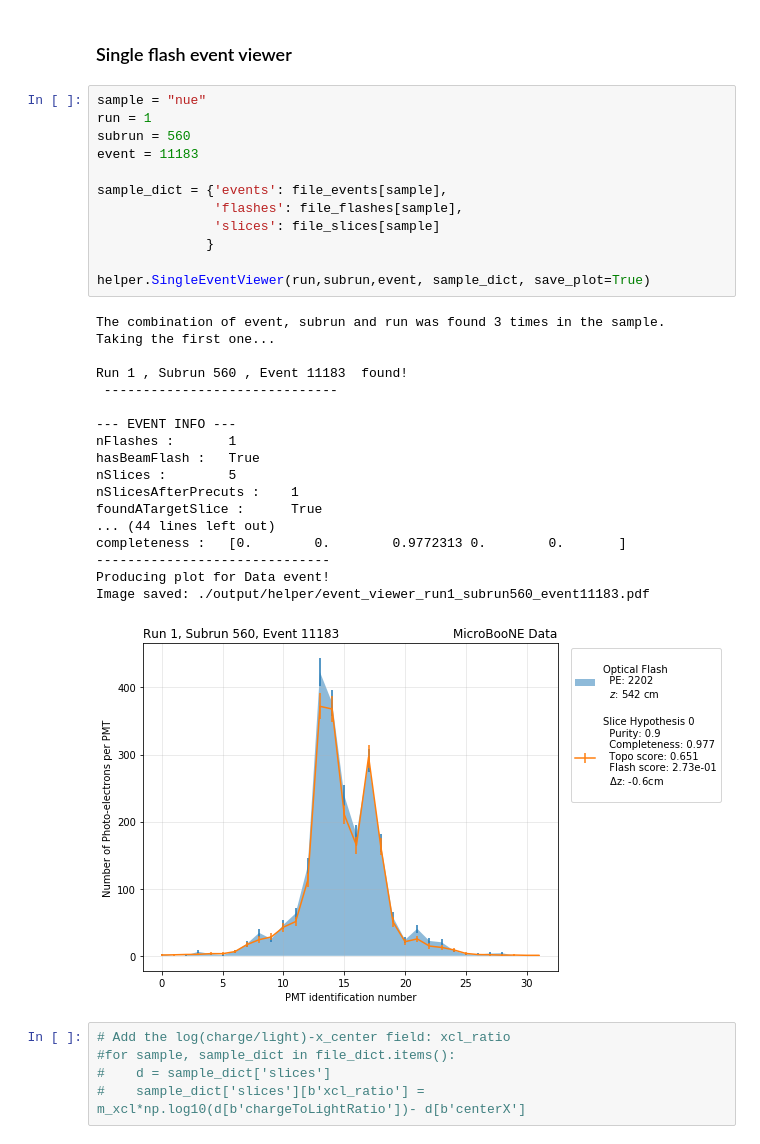
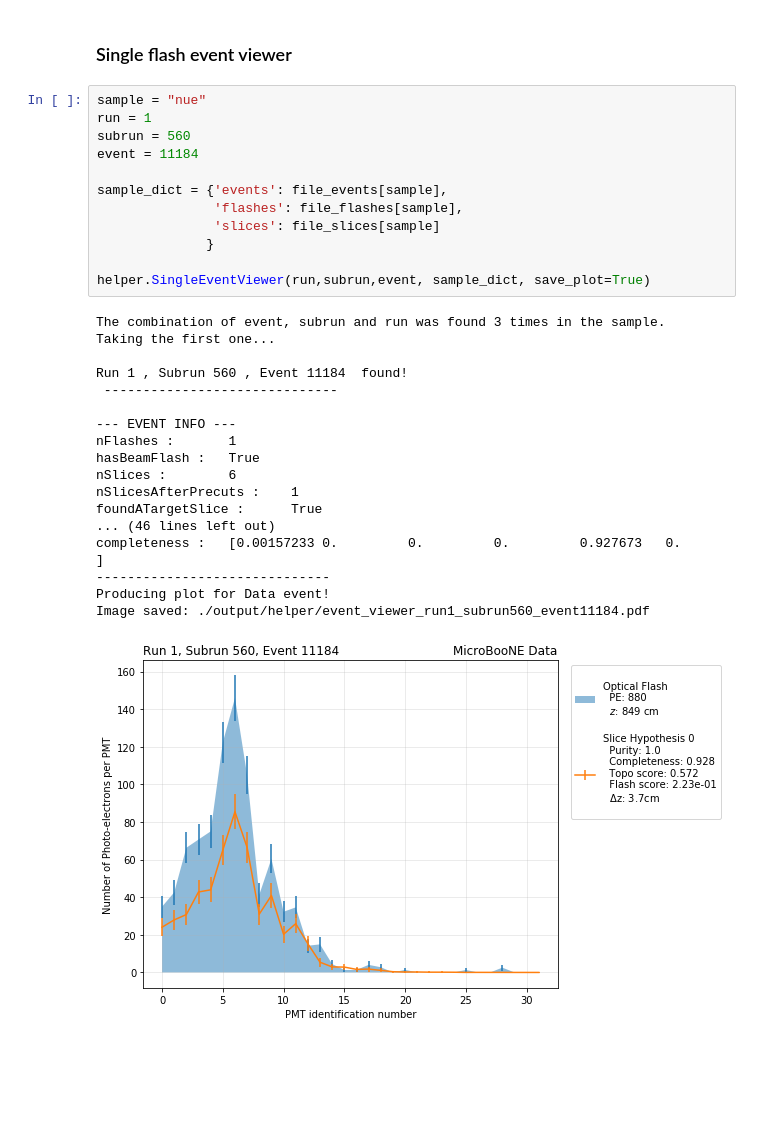
Before and after one commit to Wouter-VDP/MCC9_FlashID, a Jupyter notebook: FlashHypothesis.ipynb, the cells around one changed output. Saved outputs shown, nothing was run; the diff lists cells and outputs as text; blank space fills up the shorter version.

```diff
--- a/FlashHypothesis.ipynb
+++ b/FlashHypothesis.ipynb
@@ -90,36 +98,31 @@ plt.hist(pmt0, range=(-2,2))
 # %%
 sample = "nue"
 run = 1
 subrun = 560
-event = 11183
+event = 11184
 
 sample_dict = {'events': file_events[sample],
                'flashes': file_flashes[sample],
                'slices': file_slices[sample]
               }
 
 helper.SingleEventViewer(run,subrun,event, sample_dict, save_plot=True)
 # %% [output]
 The combination of event, subrun and run was found 3 times in the sample.
 Taking the first one...
 
-Run 1 , Subrun 560 , Event 11183  found!
+Run 1 , Subrun 560 , Event 11184  found!
  ------------------------------
 
 --- EVENT INFO ---
 nFlashes :       1
 hasBeamFlash :   True
-nSlices :        5
+nSlices :        6
 nSlicesAfterPrecuts :    1
 foundATargetSlice :      True
-... (44 lines left out)
-completeness :   [0.        0.        0.9772313 0.        0.       ]
+... (46 lines left out)
+completeness :   [0.00157233 0.         0.         0.         0.927673   0.        ]
 ------------------------------
 Producing plot for Data event!
-Image saved: ./output/helper/event_viewer_run1_subrun560_event11183.pdf
+Image saved: ./output/helper/event_viewer_run1_subrun560_event11184.pdf
-[figure, old version]
+[figure, new version]
-# %%
-# Add the log(charge/light)-x_center field: xcl_ratio
-#for sample, sample_dict in file_dict.items():
-#    d = sample_dict['slices']
-#    sample_dict['slices'][b'xcl_ratio'] = m_xcl*np.log10(d[b'chargeToLightRatio'])- d[b'centerX']
```
Also changed, not shown: parts of 18 cells of this notebook, 2 other files.
